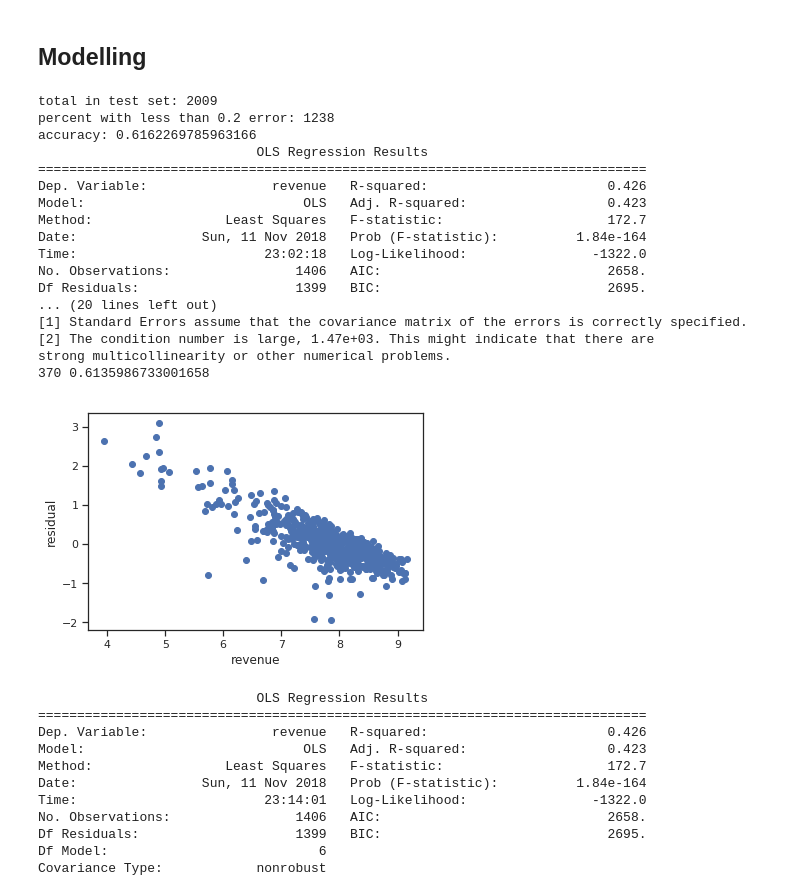
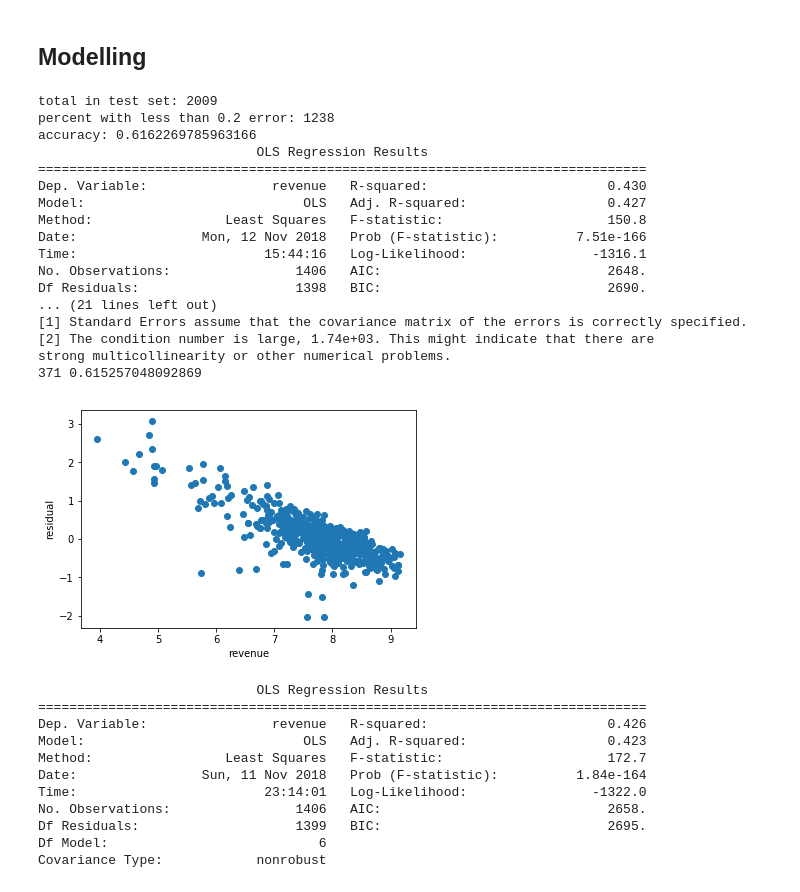
Before and after one commit to stephengou/Predictive-Model-Of-Movie-Revenues, a Jupyter notebook: Predictive Modelling of Revenues of Modern American Movies.ipynb, the cells around one changed output. Drawn from its saved outputs; the diff is of its cells as text; code cells hidden in the pictures.

```diff
--- a/Predictive Modelling of Revenues of Modern American Movies.ipynb
+++ b/Predictive Modelling of Revenues of Modern American Movies.ipynb
@@ -407,45 +427,45 @@ limit = 0.2 #error allowed
 #bench mark against just predicting mean
 error_rate = (10 ** y_df.mean() - 10 ** y_df)/(10 ** y_df)
 print('total in test set: ' +str(len(y_df)))
 valid_predictions = np.sum(error_rate < limit)
 print('percent with less than {} error: '.format(limit) + str(valid_predictions))
 print('accuracy: ' + str(valid_predictions/len(y_df)))
 
 def evaluate_ols_results(results):
     print(results.summary())
     predictions = results.predict(x_test)
     plt.scatter(y_test, predictions - y_test)
 
     error_rate = (10 **predictions - 10 ** y_test)/(10 **y_test)
     correct_predictions = np.sum(error_rate < limit)
     print(correct_predictions, correct_predictions/len(y_test))
     plt.xlabel('revenue')
     plt.ylabel('residual')
     plt.show()
 
-formula = '''revenue ~ runtime + budget + cast_score + director_score + critics_pick + sentiment_polarity'''
+formula = '''revenue ~ runtime + budget + cast_score + director_score + critics_pick + sentiment_polarity + sentiment_polarity * budget'''
 
 results = smf.ols(formula, data=ols_train).fit()
 evaluate_ols_results(results)
 # %% [output]
 total in test set: 2009
 percent with less than 0.2 error: 1238
 accuracy: 0.6162269785963166
                             OLS Regression Results
 ==============================================================================
-Dep. Variable:                revenue   R-squared:                       0.426
-Model:                            OLS   Adj. R-squared:                  0.423
-Method:                 Least Squares   F-statistic:                     172.7
-Date:                Sun, 11 Nov 2018   Prob (F-statistic):          1.84e-164
-Time:                        23:02:18   Log-Likelihood:                -1322.0
-No. Observations:                1406   AIC:                             2658.
-Df Residuals:                    1399   BIC:                             2695.
-... (20 lines left out)
+Dep. Variable:                revenue   R-squared:                       0.430
+Model:                            OLS   Adj. R-squared:                  0.427
+Method:                 Least Squares   F-statistic:                     150.8
+Date:                Mon, 12 Nov 2018   Prob (F-statistic):          7.51e-166
+Time:                        15:44:16   Log-Likelihood:                -1316.1
+No. Observations:                1406   AIC:                             2648.
+Df Residuals:                    1398   BIC:                             2690.
+... (21 lines left out)
 [1] Standard Errors assume that the covariance matrix of the errors is correctly specified.
-[2] The condition number is large, 1.47e+03. This might indicate that there are
+[2] The condition number is large, 1.74e+03. This might indicate that there are
 strong multicollinearity or other numerical problems.
-370 0.6135986733001658
+371 0.615257048092869
-[figure, old version]
+[figure, new version]
 # %%
 formula1 = '''revenue ~ runtime + critics_pick + budget + cast_score + director_score + sentiment_polarity'''
 formula2 = '''revenue ~ sentiment_polarity'''
```
Also changed, not shown: parts of 7 cells of this notebook, 7 other files.
